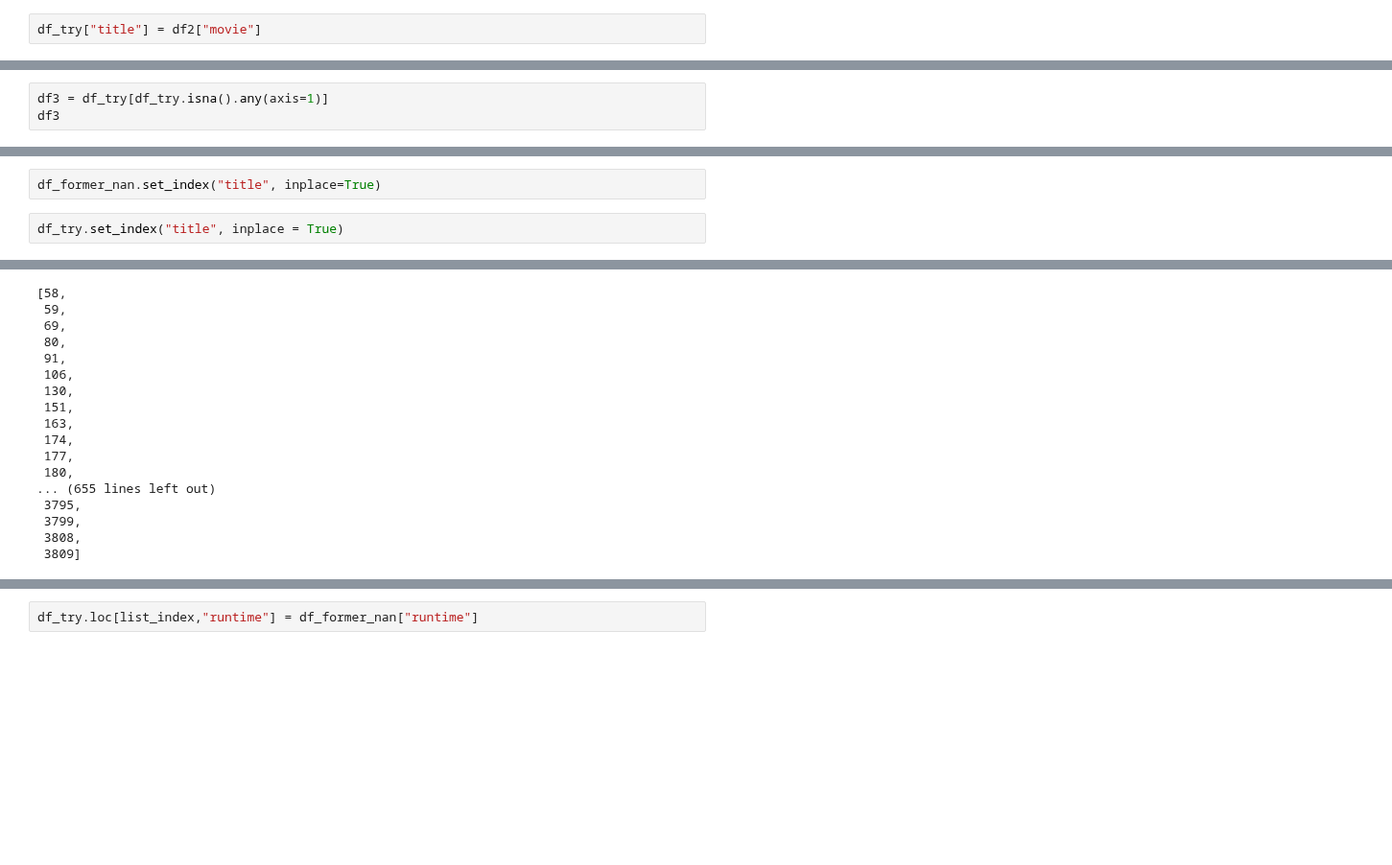
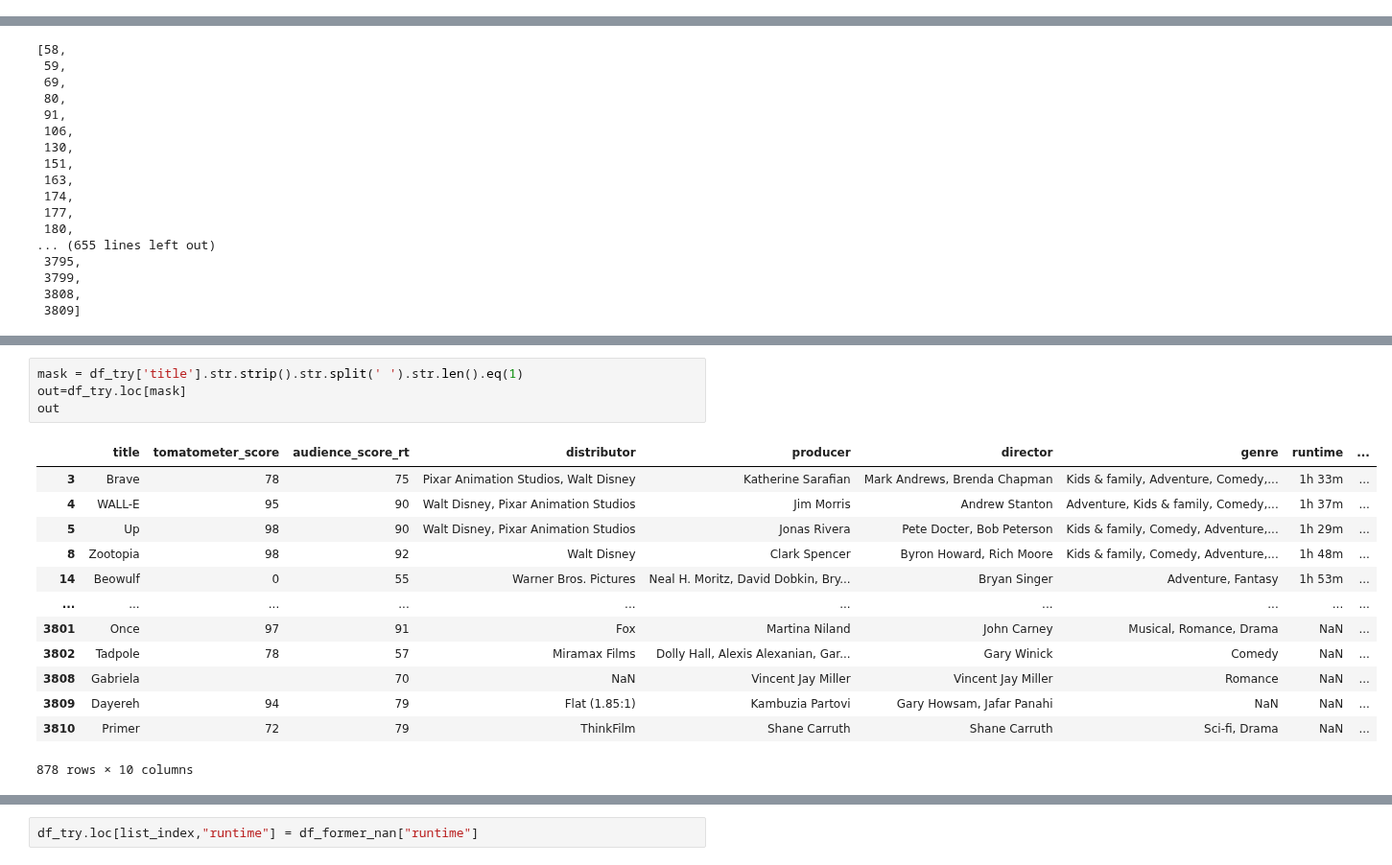
Before and after one commit to lmbauyeung/Final_Project, a Jupyter notebook: Web Scraping_Rotten Tomatoes.ipynb, the cells around one changed output, grey strips where cells are left out. Shown at 96% size. Drawn from its saved outputs; the diff is of its cells as text; blank space fills up the shorter version.

```diff
--- a/Web Scraping_Rotten Tomatoes.ipynb
+++ b/Web Scraping_Rotten Tomatoes.ipynb
@@ -288,2 +443,0 @@ df_try["runtime"].isna().sum()
-# %%
-df_try["title"] = df2["movie"]
@@ -308,3 +443,0 @@ df_try["tomatometer_score"]
-# %%
-df3 = df_try[df_try.isna().any(axis=1)]
-df3
@@ -512,7 +651,3 @@ df_try[df_try.isna()]["tomatometer_score"] = df_former_nan["tomatometer_score"]
 df_try["tomatometer_score"].isna().sum()
 # %% [output]
 9
-# %%
-df_former_nan.set_index("title", inplace=True)
-# %%
-df_try.set_index("title", inplace = True)
@@ -565,0 +700,18 @@ list_index
+# %%
+mask = df_try['title'].str.strip().str.split(' ').str.len().eq(1)
+out=df_try.loc[mask]
+out
+# %% [output]
+|  | title | tomatometer_score | audience_score_rt | distributor | producer | director | genre | runtime | ... |
+| 3 | Brave | 78 | 75 | Pixar Animation Studios, Walt Disney | Katherine Sarafian | Mark Andrews, Brenda Chapman | Kids & family, Adventure, Comedy,... | 1h 33m | ... |
+| 4 | WALL-E | 95 | 90 | Walt Disney, Pixar Animation Studios | Jim Morris | Andrew Stanton | Adventure, Kids & family, Comedy,... | 1h 37m | ... |
+| 5 | Up | 98 | 90 | Walt Disney, Pixar Animation Studios | Jonas Rivera | Pete Docter, Bob Peterson | Kids & family, Comedy, Adventure,... | 1h 29m | ... |
+| 8 | Zootopia | 98 | 92 | Walt Disney | Clark Spencer | Byron Howard, Rich Moore | Kids & family, Comedy, Adventure,... | 1h 48m | ... |
+| 14 | Beowulf | 0 | 55 | Warner Bros. Pictures | Neal H. Moritz, David Dobkin, Bry... | Bryan Singer | Adventure, Fantasy | 1h 53m | ... |
+| ... | ... | ... | ... | ... | ... | ... | ... | ... | ... |
+| 3801 | Once | 97 | 91 | Fox | Martina Niland | John Carney | Musical, Romance, Drama | NaN | ... |
+| 3802 | Tadpole | 78 | 57 | Miramax Films | Dolly Hall, Alexis Alexanian, Gar... | Gary Winick | Comedy | NaN | ... |
+| 3808 | Gabriela |  | 70 | NaN | Vincent Jay Miller | Vincent Jay Miller | Romance | NaN | ... |
+| 3809 | Dayereh | 94 | 79 | Flat (1.85:1) | Kambuzia Partovi | Gary Howsam, Jafar Panahi | NaN | NaN | ... |
+| 3810 | Primer | 72 | 79 | ThinkFilm | Shane Carruth | Shane Carruth | Sci-fi, Drama | NaN | ... |
+878 rows × 10 columns
```
Also changed, not shown: parts of 39 cells of this notebook.
